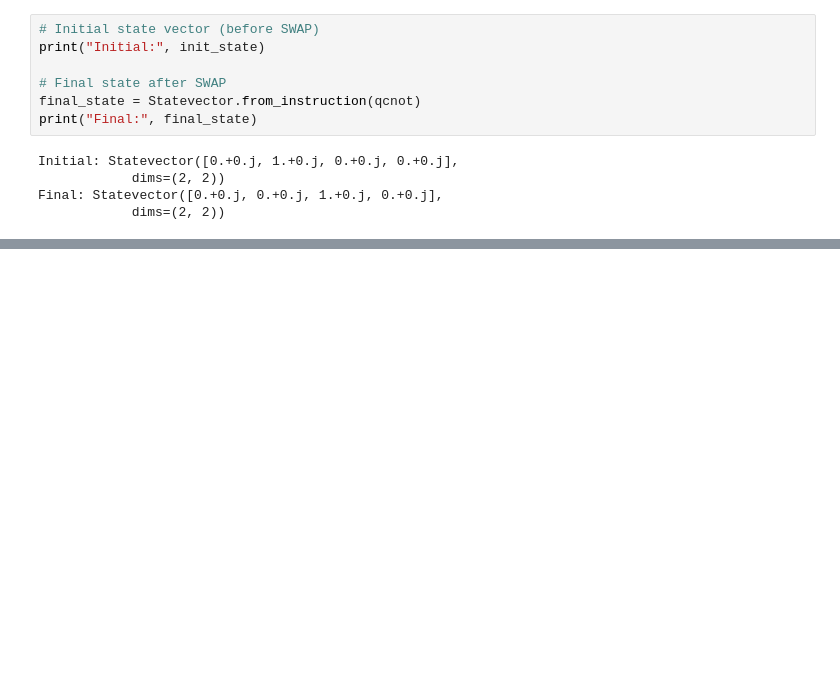
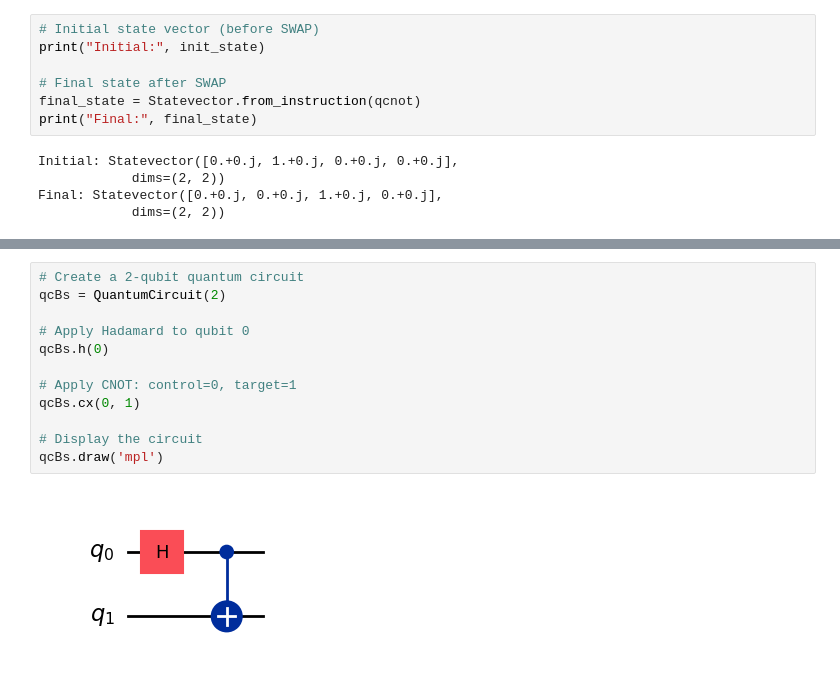
Before and after one commit to preimitz/QuantumComp-QuantumInfo, a Jupyter notebook: chapters/01_Intro_and_Overview/01_Introduction_and_Overview.ipynb, the cells around one changed output, grey strips where cells are left out. Saved outputs shown, nothing was run; the diff lists cells and outputs as text; blank space fills up the shorter version.

```diff
--- a/chapters/01_Intro_and_Overview/01_Introduction_and_Overview.ipynb
+++ b/chapters/01_Intro_and_Overview/01_Introduction_and_Overview.ipynb
@@ -297,0 +343,14 @@ Final: Statevector([0.+0.j, 0.+0.j, 1.+0.j, 0.+0.j],
+# %%
+# Create a 2-qubit quantum circuit
+qcBs = QuantumCircuit(2)
+
+# Apply Hadamard to qubit 0
+qcBs.h(0)
+
+# Apply CNOT: control=0, target=1
+qcBs.cx(0, 1)
+
+# Display the circuit
+qcBs.draw('mpl')
+# %% [output]
+[figure, added]
```
Also changed, not shown: parts of 9 cells of this notebook.
